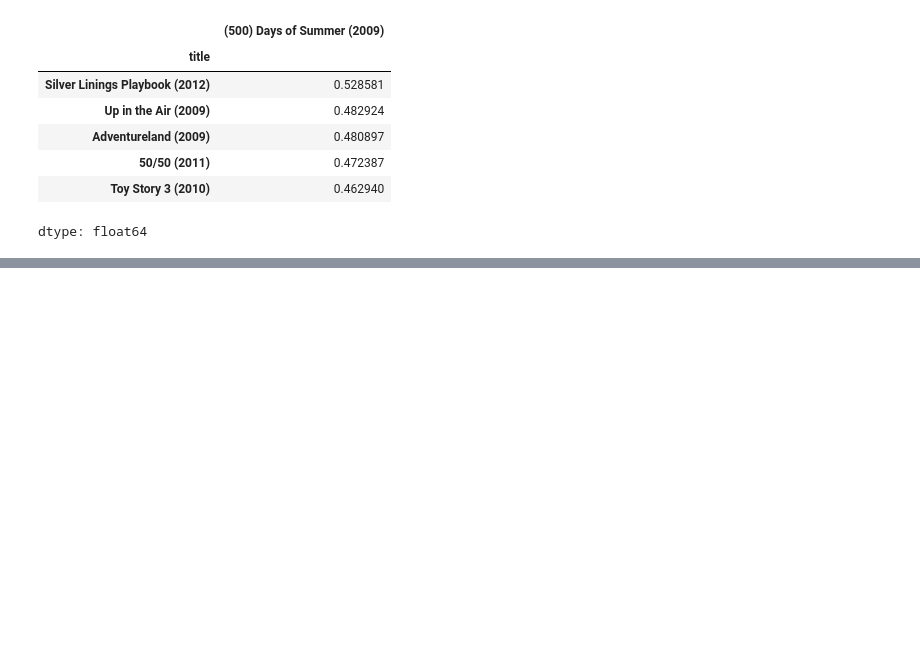
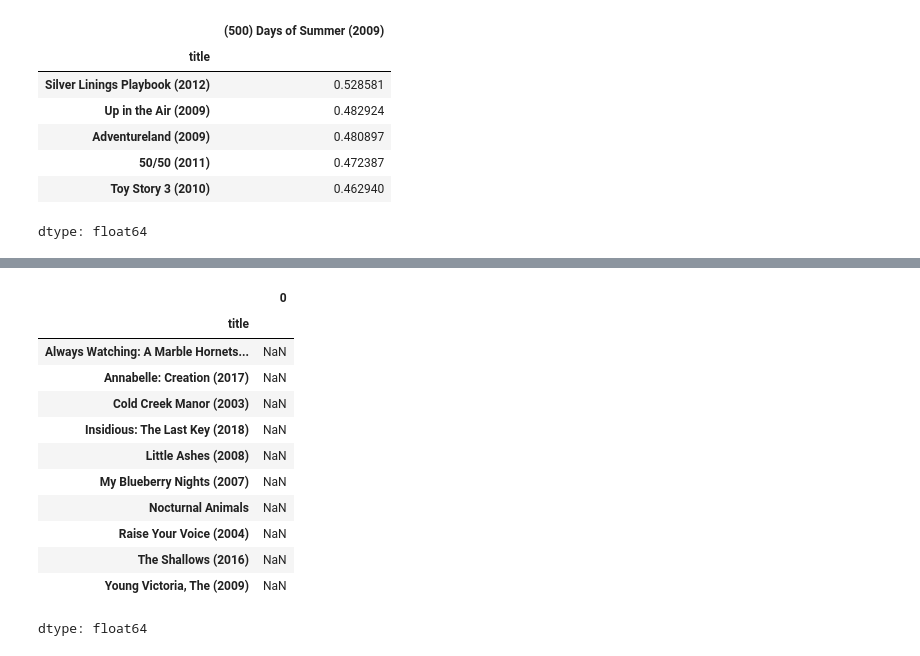
Before and after one commit to gph05010/Daily-Study-Log-TextMining, a Jupyter notebook: TextMining/ex04_유사도_분석.ipynb, the cells around one changed output, grey strips where cells are left out. Drawn from its saved outputs; the diff is of its cells as text; code cells hidden in the pictures; blank space fills up the shorter version.

```diff
--- a/TextMining/ex04_유사도_분석.ipynb
+++ b/TextMining/ex04_유사도_분석.ipynb
@@ -263,0 +387,16 @@ dtype: float64
+# %%
+predict_rating_series.sort_values(ascending=False).tail(10)
+# %% [output]
+|  | 0 |
+| title |  |
+| Always Watching: A Marble Hornets... | NaN |
+| Annabelle: Creation (2017) | NaN |
+| Cold Creek Manor (2003) | NaN |
+| Insidious: The Last Key (2018) | NaN |
+| Little Ashes (2008) | NaN |
+| My Blueberry Nights (2007) | NaN |
+| Nocturnal Animals | NaN |
+| Raise Your Voice (2004) | NaN |
+| The Shallows (2016) | NaN |
+| Young Victoria, The (2009) | NaN |
+dtype: float64
```
Also changed, not shown: parts of 17 cells of this notebook.
